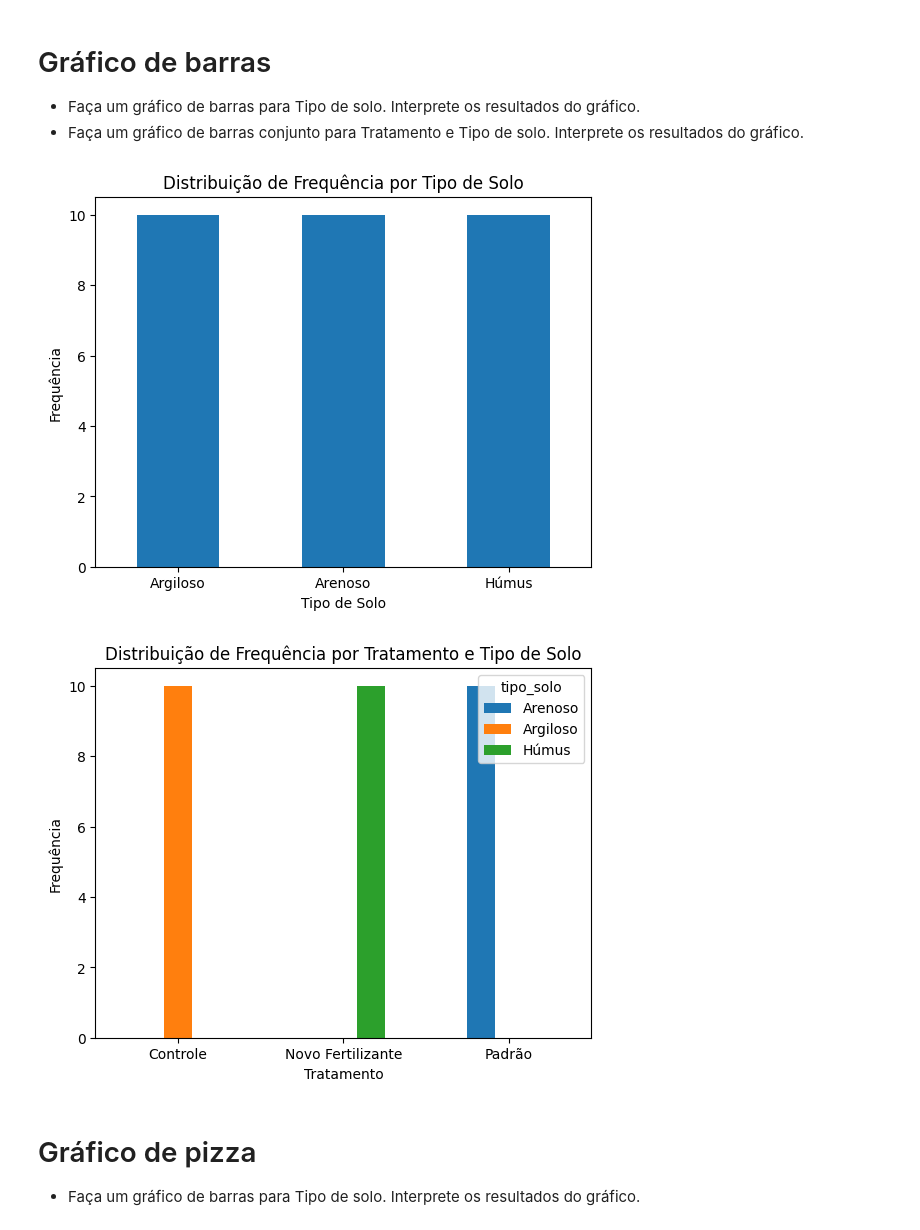
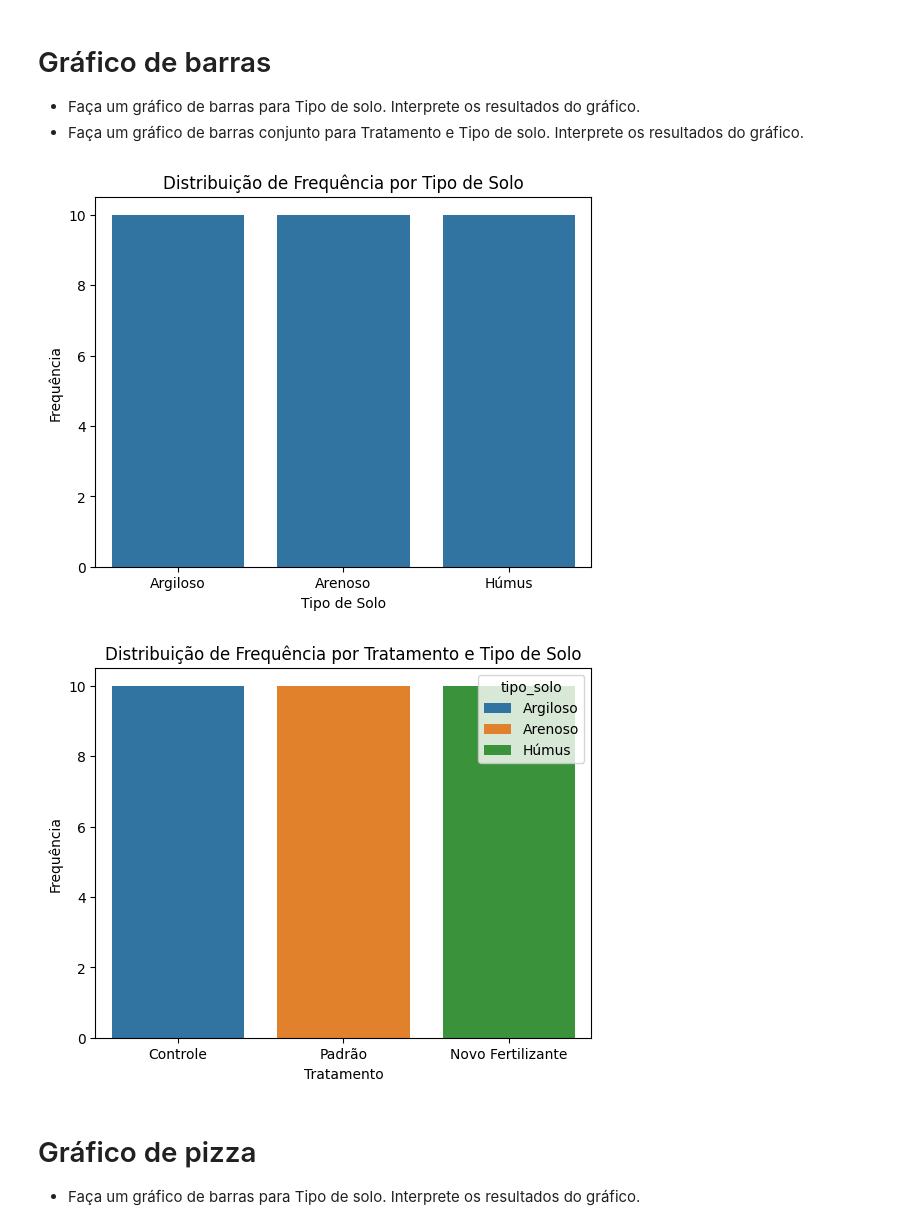
Before and after one commit to clobos/Bioestatistica_ESALQ_Python_2025, a Jupyter notebook: Aula02_Bioestatistica.ipynb, the cells around one changed output. Saved outputs shown, nothing was run; the diff lists cells and outputs as text; code cells hidden in the pictures.

```diff
--- a/Aula02_Bioestatistica.ipynb
+++ b/Aula02_Bioestatistica.ipynb
@@ -24,5 +27,5 @@ import pandas as pd
 # %%
-dados = pd.read_csv("/content/soja.csv", encoding= "latin-1")
+dados = pd.read_csv("soja.csv", encoding= "latin-1")
 # %%
 dados.head()
 # %% [output]
@@ -108,24 +111,24 @@ resultados do gráfico.
 * Faça um gráfico de barras conjunto para Tratamento e Tipo de solo. Interprete os resultados do gráfico.
 # %%
 # Gráfico de barras para Tipo de solo
-frequencia_tipo_solo.plot(kind='bar')
+sns.countplot(data=dados, x='tipo_solo')
 plt.xlabel('Tipo de Solo')
 plt.ylabel('Frequência')
 plt.title('Distribuição de Frequência por Tipo de Solo')
 plt.xticks(rotation=0)
 plt.show()
 # %% [output]
-[figure, old version]
+[figure, new version]
 # %%
 # Gráfico de barras conjunto para Tratamento e Tipo de solo
-tabela_contingencia_tratamento_solo.plot(kind='bar', stacked=False)
+sns.countplot(data=dados, x='tratamento', hue='tipo_solo')
 plt.xlabel('Tratamento')
 plt.ylabel('Frequência')
 plt.title('Distribuição de Frequência por Tratamento e Tipo de Solo')
 plt.xticks(rotation=0)
 plt.show()
 # %% [output]
-[figure, old version]
+[figure, new version]
 # %% [markdown]
 # Gráfico de pizza
 
```
Also changed, not shown: parts of 8 cells of this notebook.
